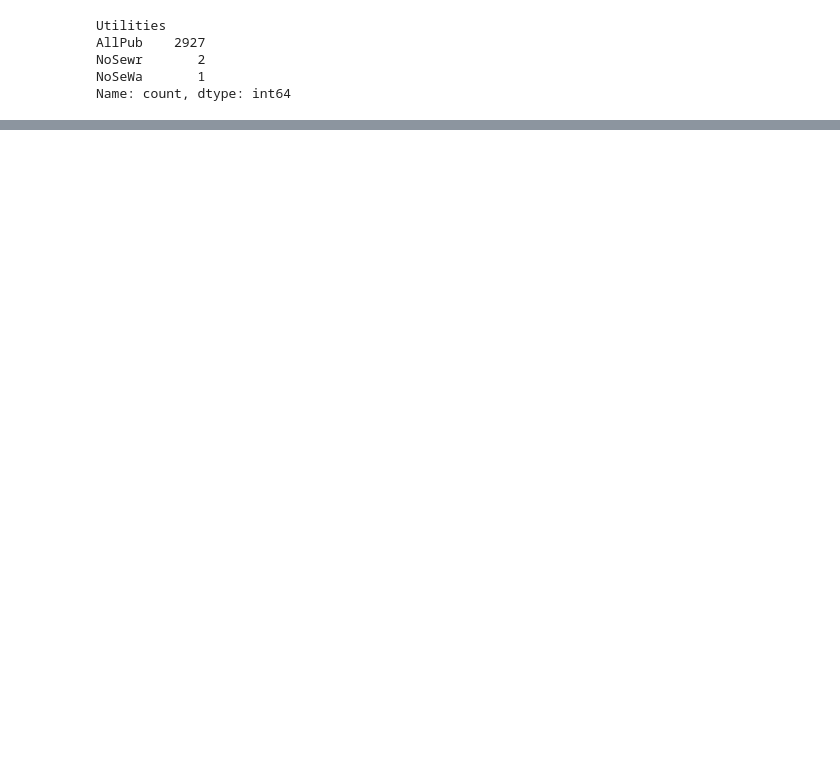
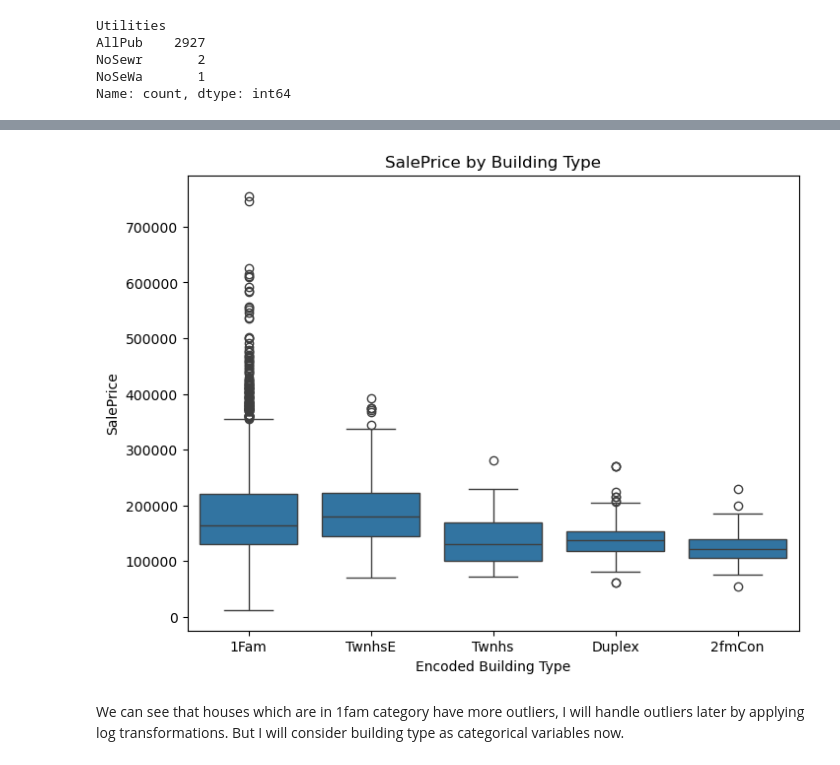
Before and after one commit to Sandeep20013/AI-Learning-Tracking, a Jupyter notebook: Projects/Ames Housing Prediction/Ames Housing Price Prediction - Cleaning Data.ipynb, the cells around one changed output, grey strips where cells are left out. Drawn from its saved outputs; the diff is of its cells as text; code cells hidden in the pictures; blank space fills up the shorter version.

```diff
--- a/Projects/Ames Housing Prediction/Ames Housing Price Prediction.ipynb
+++ b/Projects/Ames Housing Prediction/Ames Housing Price Prediction - Cleaning Data.ipynb
@@ -491,0 +569,2 @@ df.drop(columns=["Utilities", "Utilities_num"], inplace=True)
+# %%
+df.drop(columns = ['Land_Slope_encoded'], inplace = True)
@@ -491,0 +626,23 @@ df.drop(columns=["Utilities", "Utilities_num"], inplace=True)
+# %%
+# Function to combine rare categories
+def combine_rare_categories(df, column, threshold=10):
+    """
+    Combines rare categories in a specified column into a new 'Other' category.
+    Categories with a frequency less than the specified threshold are considered rare.
+
+    Args:
+    df (pd.DataFrame): The input DataFrame containing the column to transform.
+    column (str): The column in the DataFrame where rare categories will be combined.
+    threshold (int, optional): The frequency threshold below which categories will be combined into 'Other'. Default is 10.
+
+    Returns:
+    pd.DataFrame: The DataFrame with the transformed column where rare categories have been replaced by 'Other'.
+    """
+    value_counts = df[column].value_counts()
+    rare_categories = value_counts[value_counts < threshold].index
+    df[column] = df[column].replace(rare_categories, 'Other')
+    return df
+# %%
+df = combine_rare_categories(df, 'Condition 1')
+# %%
+df = combine_rare_categories(df, 'Condition 2')
@@ -491,0 +672,12 @@ df.drop(columns=["Utilities", "Utilities_num"], inplace=True)
+# %%
+# Plot the encoded values vs SalePrice
+plt.figure(figsize=(8, 6))
+sns.boxplot(x='Bldg Type', y='SalePrice', data=df)
+plt.title('SalePrice by Building Type')
+plt.xlabel('Encoded Building Type')
+plt.ylabel('SalePrice')
+plt.show()
+# %% [output]
+[figure, added]
+# %% [markdown]
+We can see that houses which are in 1fam category have more outliers, I will handle outliers later by applying log transformations. But I will consider building type as categorical variables now.
```
Also changed, not shown: parts of 104 cells of this notebook, 2 other files.
